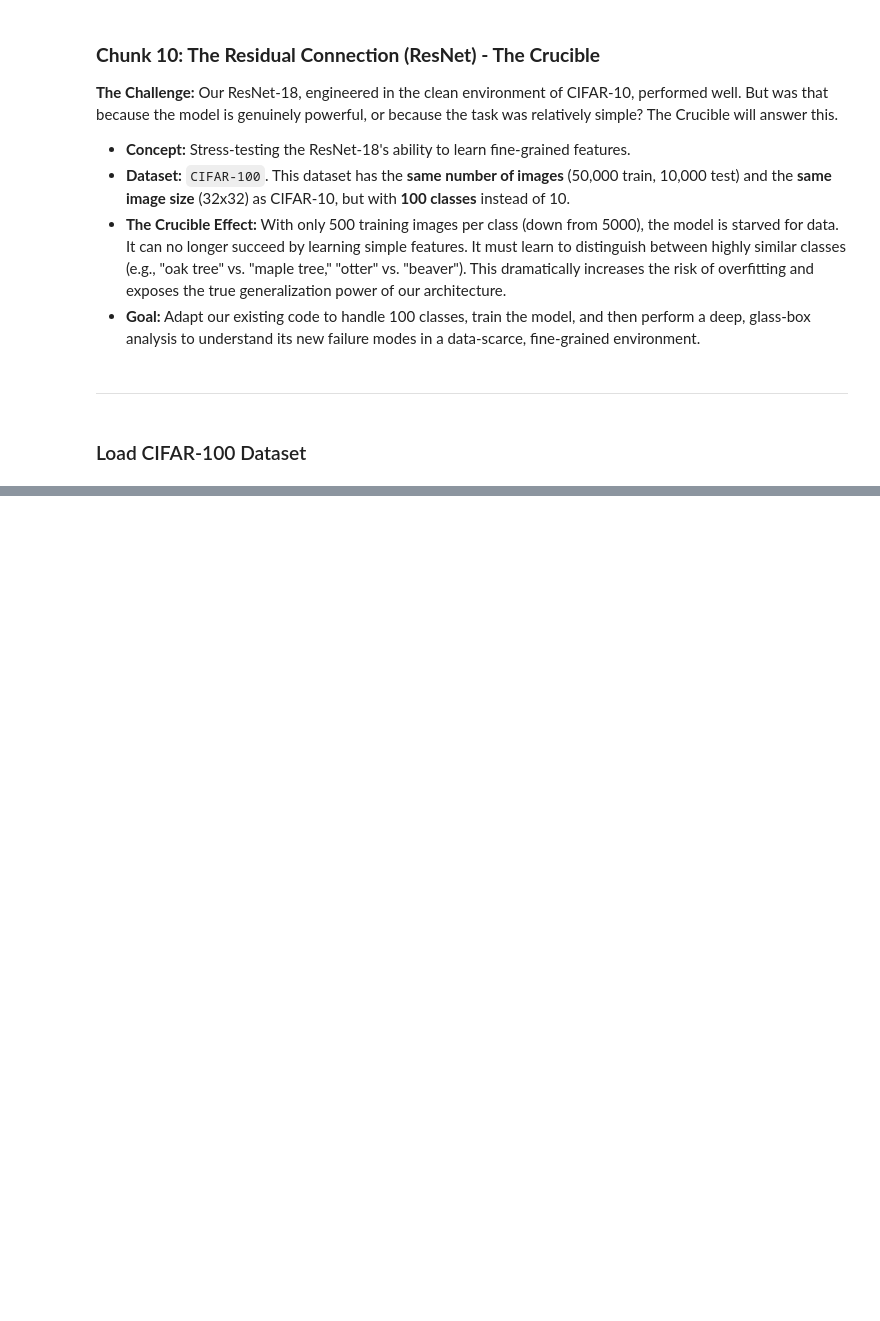
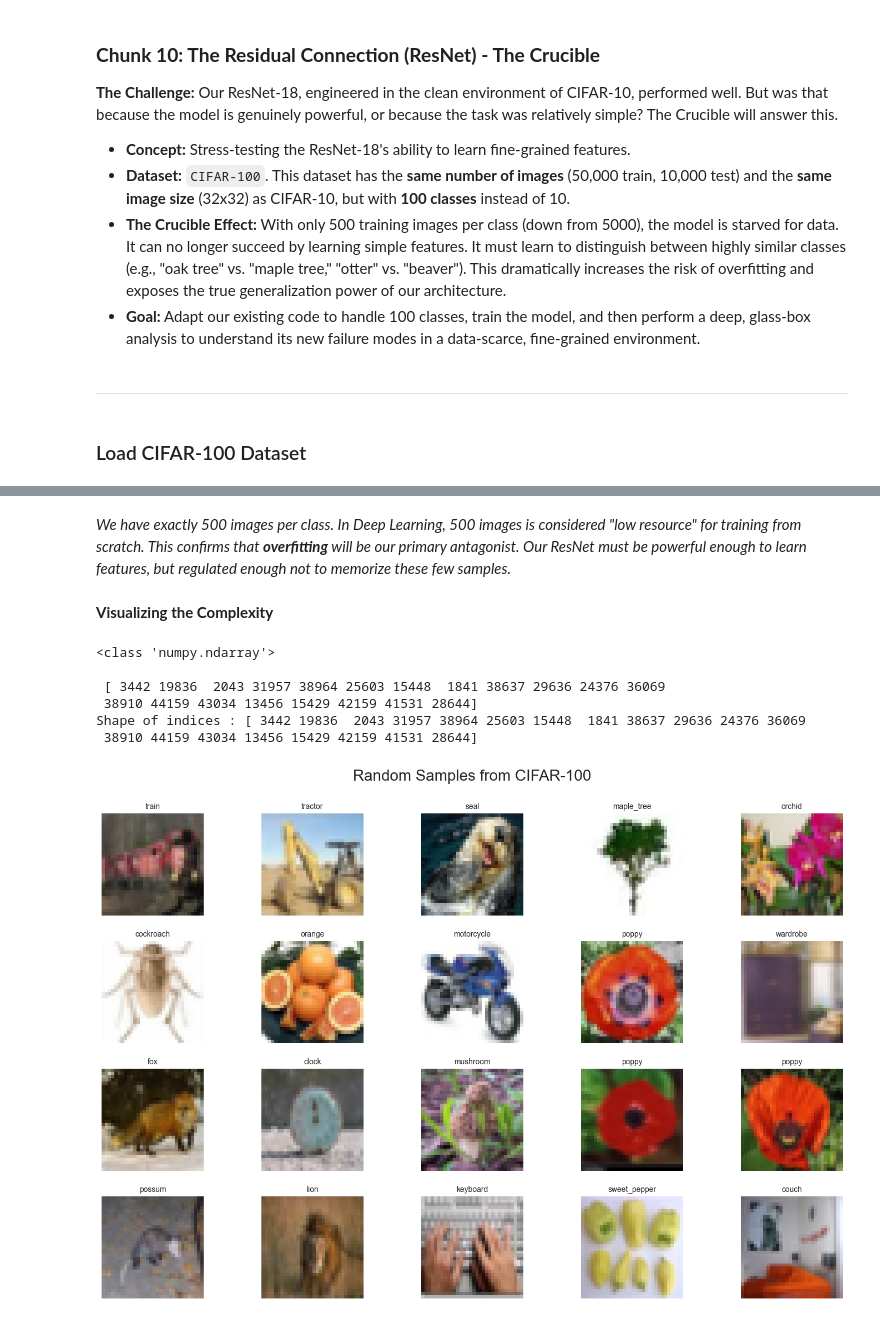
Before and after one commit to Dawood-ML/Pytorch_DUMP, a Jupyter notebook: Phase_2_Architecture_Mastery/Chunk_10_Resnet/B_The_Crucible/eda.ipynb, the cells around one changed output, grey strips where cells are left out. Cells and saved outputs as stored; diff of their text form; code cells hidden in the pictures; blank space fills up the shorter version.

Commit message:
Completed Cifar-100 EDA

```diff
--- a/Phase_2_Architecture_Mastery/Chunk_10_Resnet/B_The_Crucible/eda.ipynb
+++ b/Phase_2_Architecture_Mastery/Chunk_10_Resnet/B_The_Crucible/eda.ipynb
@@ -50,0 +62,19 @@ cifar100_classes = [
+# %%
+classes = train_dataset.classes
+print(f"Total Classes : {len(classes)}")
+print()
+print(f"First 10 classes : {classes[:10]}")
+print(f"Last 10 classes : {classes[-10:]}")
+
+# Let's look at scarcity
+targets = train_dataset.targets
+counts = Counter(targets)
+# Counter is simply counting the amount of every label in the targets List
+# len(targets) is 50000
+# unique values in targets is 100
+# So COUNTER is just creating a dictionary of how many times each class occurs
+print(counts)
+min_count = min(counts.values())# Key, value remember
+max_count = max(counts.values())
+print(f"\nSamples per class (Min) : {min_count}")
+print(f"Samples per class (Max) : {max_count}")
@@ -50,0 +90,31 @@ cifar100_classes = [
+# %% [markdown]
+*We have exactly 500 images per class. In Deep Learning, 500 images is considered "low resource" for training from scratch. This confirms that **overfitting** will be our primary antagonist. Our ResNet must be powerful enough to learn features, but regulated enough not to memorize these few samples.*
+# %% [markdown]
+**Visualizing the Complexity**
+# %%
+def show_samples(dataset, num_samples=20, cols=5):
+    plt.figure(figsize=(15, 10))
+    indices = np.random.choice(len(dataset), num_samples, replace=False)
+    print(type(indices))
+    print("\n",indices)
+    print(f"Shape of indices : {indices}")
+    for i, idx in enumerate(indices):
+        img, label = dataset[idx]
+        class_name = classes[label]
+
+        plt.subplot(int(np.ceil(num_samples/cols)), cols, i + 1)
+        plt.imshow(img)
+        plt.title(class_name, fontsize=10)
+        plt.axis('off')
+    plt.suptitle("Random Samples from CIFAR-100", fontsize=20)
+    plt.tight_layout()
+    plt.show()
+show_samples(train_dataset)
+# %% [output]
+<class 'numpy.ndarray'>
+
+ [ 3442 19836  2043 31957 38964 25603 15448  1841 38637 29636 24376 36069
+ 38910 44159 43034 13456 15429 42159 41531 28644]
+Shape of indices : [ 3442 19836  2043 31957 38964 25603 15448  1841 38637 29636 24376 36069
+ 38910 44159 43034 13456 15429 42159 41531 28644]
+[figure, added]
```
Also changed, not shown: parts of 8 cells of this notebook.
